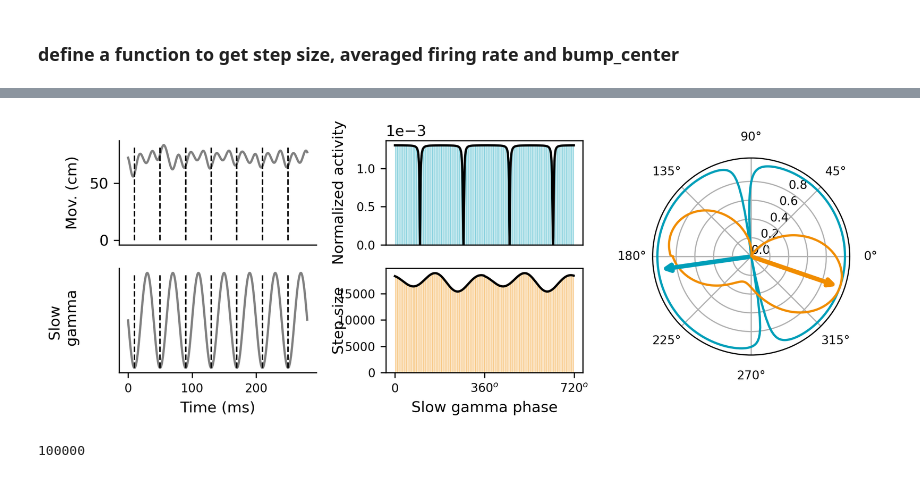
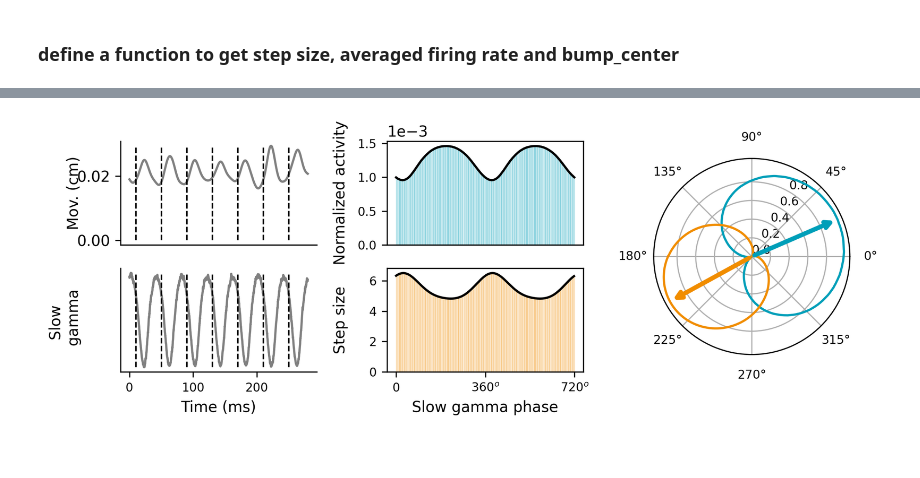
Before and after one commit to ZilongJi/AdaptiveAttractorForSequences, a Jupyter notebook: PaperFigureCode/Fig6_antiphase_locking_1DCANN.ipynb, the cells around one changed output, grey strips where cells are left out. Saved outputs shown, nothing was run; the diff lists cells and outputs as text; code cells hidden in the pictures.

```diff
--- a/PaperFigureCode/Fig6_antiphase_locking_1DCANN.ipynb
+++ b/PaperFigureCode/Fig6_antiphase_locking_1DCANN.ipynb
@@ -27,8 +27,6 @@ def get_results(mbar, sigma_m=0.1, sigma_u=0.02, oscillation_strength=0.5, oscil
         durations=[init_dur, replay_dur],
         return_length=True
     )
-    noise = 0.00* bm.random.randn(len(Iext), replay_cann_1.num) #add independent noise to the input with level 0.02
-
     x_time, x_dim = Iext.shape
     x = np.arange(x_time)
 
@@ -41,7 +39,7 @@ def get_results(mbar, sigma_m=0.1, sigma_u=0.02, oscillation_strength=0.5, oscil
     oscillatory_input = np.tile(oscillatory_input, (x_dim, 1)).T
 
 
-    Iext = Iext + noise + oscillatory_input
+    Iext = Iext + oscillatory_input
     Iext = bm.as_numpy(Iext)
 
     #run the network
@@ -62,9 +60,9 @@ def get_results(mbar, sigma_m=0.1, sigma_u=0.02, oscillation_strength=0.5, oscil
     fr = fr[replay_start:, :]
 
     #get the mean fr for each time step]
-    # fr_thres = np.max(fr)
-    # fr = np.where(fr<fr_thres/10, 0, fr)
-    ave_fr = np.sum(fr, axis=1)
+    fr_thres = np.max(fr)
+    fr = np.where(fr<fr_thres/5, 0, fr)
+    ave_fr = np.max(fr, axis=1)
     # ave_fr = np.mean(fr, axis=1)
 
     #caulcte the stepsize of the bump_center
@@ -80,24 +78,16 @@ def get_results(mbar, sigma_m=0.1, sigma_u=0.02, oscillation_strength=0.5, oscil
 
     return stepsize, ave_fr, bump_center, oscillatory_input
 # %%
-N = 1
-
-all_stepsize = {}
-all_fr = {}
-all_bump_center = {}
 
 #!!! @Tianhao: change the mbar value to add adaptation to the network
 
-for simulation_i in range(N):
-    stepsize, mean_fr, bump_center, oscillatory_input = get_results(mbar=0.9, sigma_m=0.0, sigma_u=0.0,  oscillation_strength=0.5, oscilation_period=400)
+stepsize, mean_fr, bump_center, oscillatory_input = get_results(mbar=0.99, sigma_m=0.001, sigma_u=0.0005,  oscillation_strength=0.015, oscilation_period=400)
 
-    #change stepsize from m to cm
-    stepsize = stepsize * 100
-    #time all_fr_list by 1000 to get Hz
-    mean_fr = mean_fr * 1000
 
-    all_stepsize[simulation_i] = stepsize
-    all_fr[simulation_i] = mean_fr
-    all_bump_center[simulation_i] = bump_center
-    print(simulation_i/N)
+#change stepsize from m to cm
+stepsize = stepsize * 100
+#time all_fr_list by 1000 to get Hz
+mean_fr = mean_fr * 1000
+# plt.plot(mean_fr[:1000])
+plt.plot(stepsize[:1000])
 # %% [output]
@@ -108,6 +99,7 @@ init = 5000
 stepsize = scipy.ndimage.gaussian_filter1d(stepsize, sigma=50)
 st = stepsize[init:init+2800]
 mr = oscillatory_input[init:init+2800,0]
+mean_fr_probe = mean_fr[init:init+2800]
 Peaks,_ = scipy.signal.find_peaks(-mr)
 
 
@@ -152,9 +144,9 @@ ax0.set_xticks([])
 
 ax1 = plt.subplot(gs[1,0])
 
-ax1.plot(mr, linecolor, color='grey')
+ax1.plot(mean_fr_probe, linecolor, color='grey')
 for peaks in Peaks:
-    ax1.plot([peaks, peaks],[np.min(mr),np.max(mr)],'k--', linewidth=1)
+    ax1.plot([peaks, peaks],[np.min(mean_fr_probe),np.max(mean_fr_probe)],'k--', linewidth=1)
 
 #set top and right spines invisible
 ax1.spines['right'].set_visible(False)
@@ -271,35 +263,33 @@ phase_step = np.append(phase_step, phase_step[0])
 
 #%%
 ax3.plot(phase, phase_r, color='#009FB9')
 ax3.plot(phase, phase_step, color='#F18D00')
 
 #calculate peak phase_r and phase_step
 peak_phase_r = phase[np.argmax(phase_r)]
 peak_phase_step = phase[np.argmax(phase_step)]
 
 #add arrows representing the peak phase_r and phase_step
 #pointing from the center to the peak, make the arrow thicker with a arrow style ->
 #using annotate function
 ax3.annotate("", xy=(peak_phase_r, 1), xytext=(0, 0), arrowprops=dict(arrowstyle="->", color='#009FB9', linewidth=3))
 ax3.annotate("", xy=(peak_phase_step, 1), xytext=(0, 0), arrowprops=dict(arrowstyle="->", color='#F18D00', linewidth=3))
 #add grid
 ax3.grid(True)
 
 #set tick size
 ax3.tick_params(labelsize=ticksize)
 ax3.set_rticks([0, 0.2, 0.4, 0.6, 0.8])
 #reduce rticks size
 for label in ax3.get_yticklabels():
     label.set_fontsize(ticksize)
 ax3.set_rlabel_position(60)
 
 plt.tight_layout()
 
 #save
 plt.savefig('./Fig5_anti_phase_locking_2.pdf', bbox_inches='tight')
 # %% [output]
-[figure, old version]
+[figure, new version]
 # %%
 len(mean_fr)
-# %% [output]
-100000
```
Also changed, not shown: parts of 1 cell of this notebook, 4 other files.
